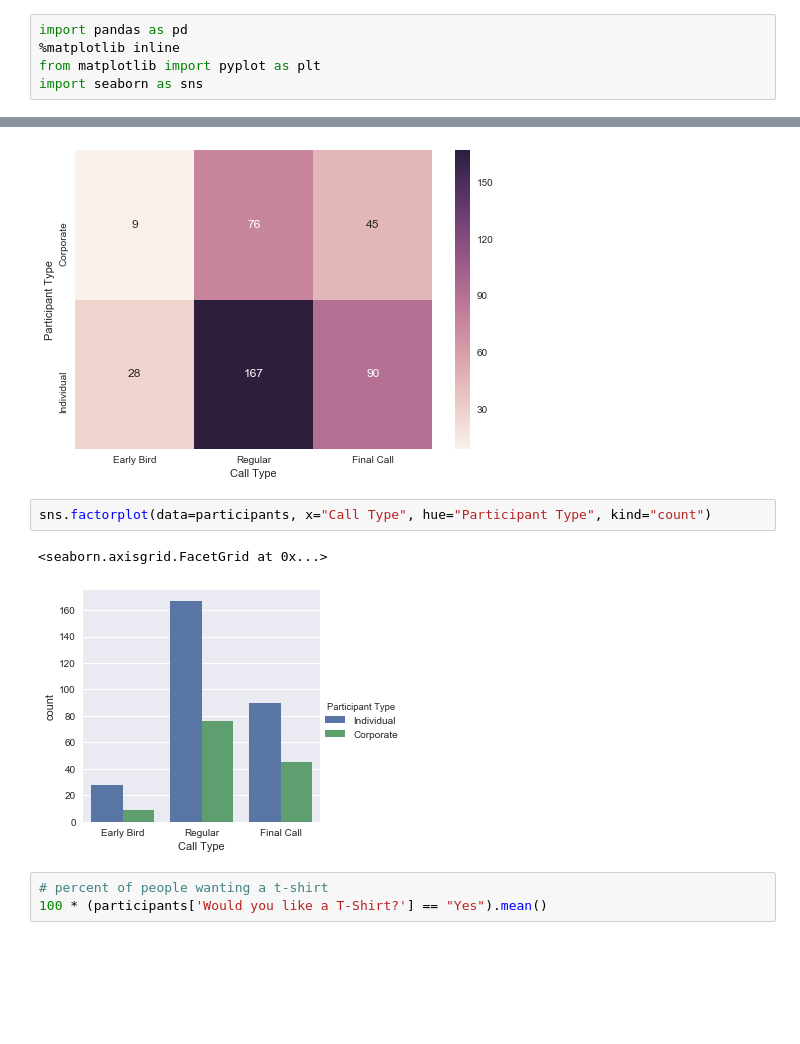
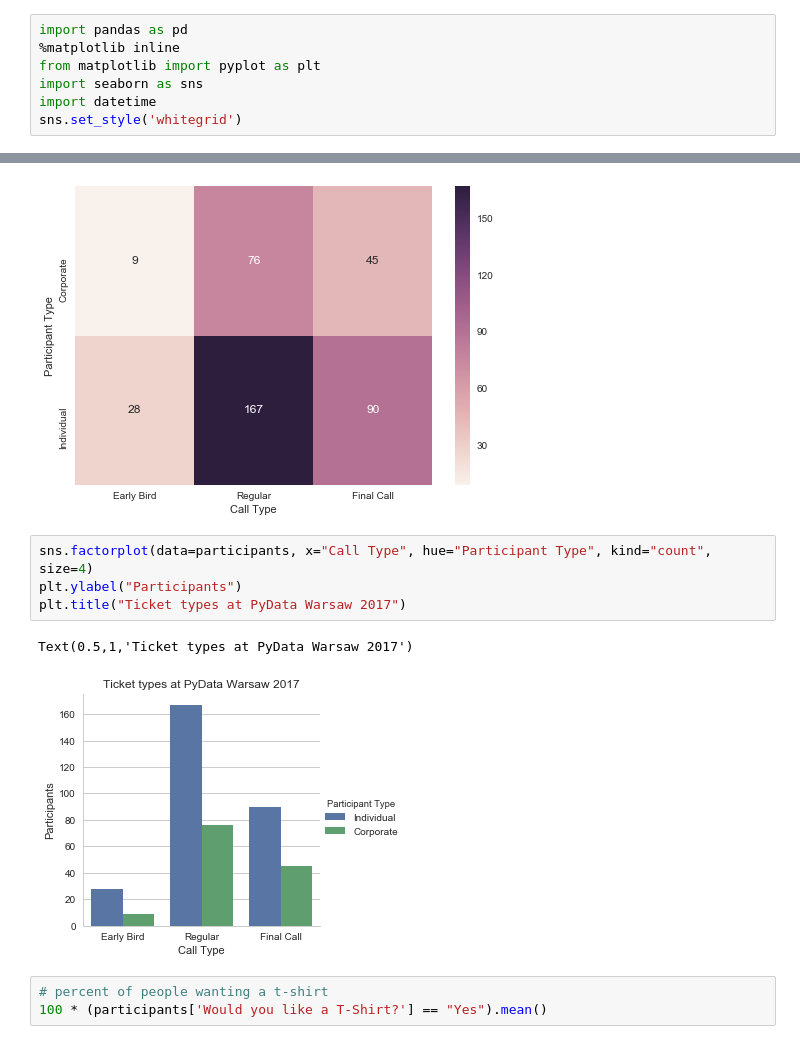
Before and after one commit to stared/random_data_explorations, a Jupyter notebook: 201711_pydatawaw/analysis.ipynb, the cells around one changed output, grey strips where cells are left out. Saved outputs shown, nothing was run; the diff lists cells and outputs as text; blank space fills up the shorter version.

```diff
--- a/201711_pydatawaw/analysis.ipynb
+++ b/201711_pydatawaw/analysis.ipynb
@@ -3,3 +3,5 @@ import pandas as pd
 %matplotlib inline
 from matplotlib import pyplot as plt
 import seaborn as sns
+import datetime
+sns.set_style('whitegrid')
@@ -76,10 +104,12 @@ sns.heatmap(ticket_types, annot=True, fmt="d")
 <matplotlib.axes._subplots.AxesSubplot at 0x...>
 [figure]
 # %%
-sns.factorplot(data=participants, x="Call Type", hue="Participant Type", kind="count")
+sns.factorplot(data=participants, x="Call Type", hue="Participant Type", kind="count", size=4)
+plt.ylabel("Participants")
+plt.title("Ticket types at PyData Warsaw 2017")
 # %% [output]
-<seaborn.axisgrid.FacetGrid at 0x...>
+Text(0.5,1,'Ticket types at PyData Warsaw 2017')
-[figure, old version]
+[figure, new version]
 # %%
 # percent of people wanting a t-shirt
 100 * (participants['Would you like a T-Shirt?'] == "Yes").mean()
```
Also changed, not shown: parts of 21 cells of this notebook.
